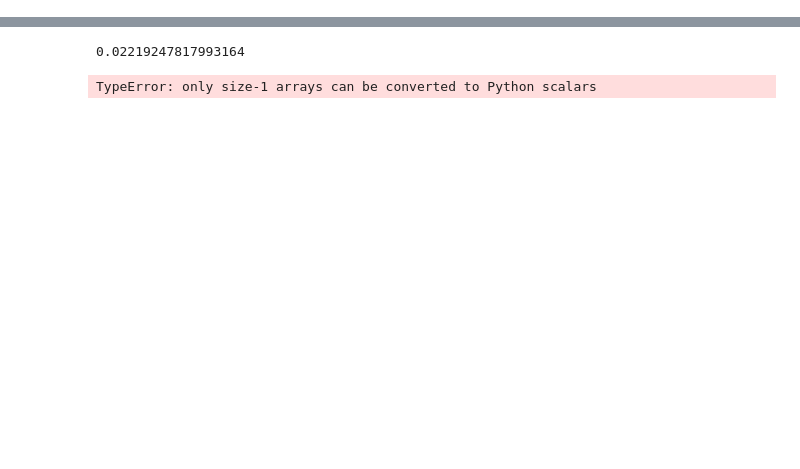
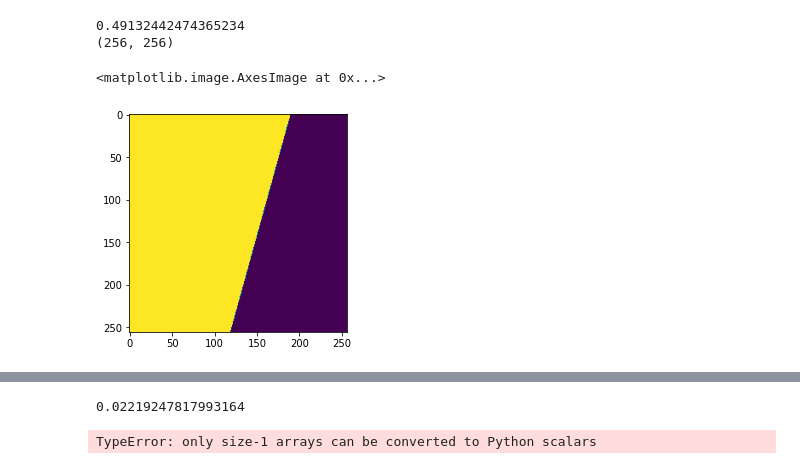
Before and after one commit to EddieMcT/Map_Generator, a Jupyter notebook: landscape generator.ipynb, the cells around one changed output, grey strips where cells are left out. Saved outputs shown, nothing was run; the diff lists cells and outputs as text; code cells hidden in the pictures; blank space fills up the shorter version.

```diff
--- a/landscape generator.ipynb
+++ b/landscape generator.ipynb
@@ -76,0 +231,18 @@ plt.show()
+# %%
+x = y = np.linspace(82.33,82.35,256)
+X, Y = np.meshgrid(x,y)
+
+start = time.time()
+Z = my_landscape.get_height(X,Y, offset = 0)#, octaves=2,neg_octaves=0, fade=0.5,voron=True,ndims=1)
+X, Y = np.meshgrid(x,y)
+
+
+end = time.time()
+print(end-start)
+print(Z.shape)
+plt.imshow(Z*0.5 + 0.5)
+# %% [output]
+0.49132442474365234
+(256, 256)
+<matplotlib.image.AxesImage at 0x...>
+[figure, added]
```
Also changed, not shown: parts of 18 cells of this notebook, 7 other files.
